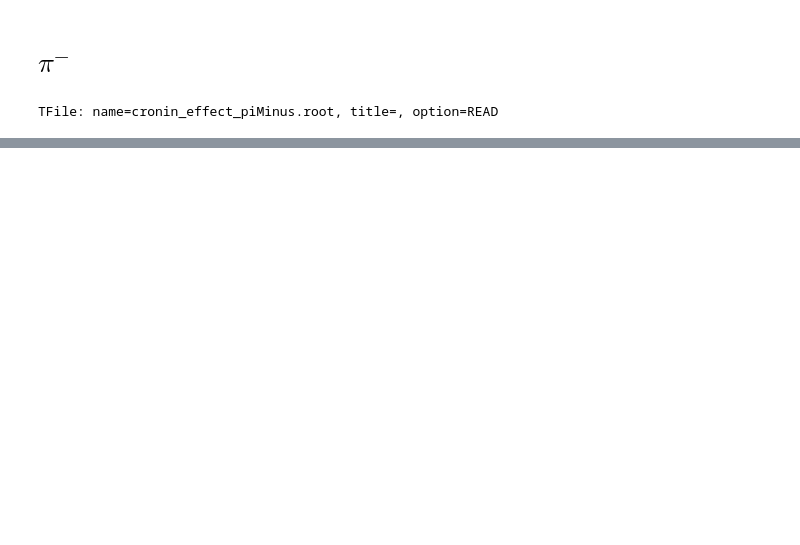
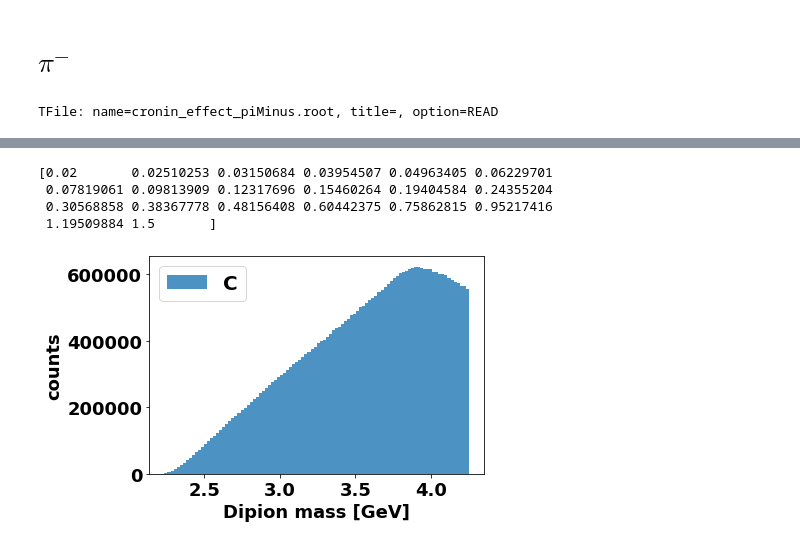
Before and after one commit to smoranvas/single-hadronPaperPlots, a Jupyter notebook: resultsPlotsAnaNote.ipynb, the cells around one changed output, grey strips where cells are left out. Saved outputs shown, nothing was run; the diff lists cells and outputs as text; code cells hidden in the pictures; blank space fills up the shorter version.

```diff
--- a/resultsPlotsAnaNote.ipynb
+++ b/resultsPlotsAnaNote.ipynb
@@ -1112,0 +3267,20 @@ SyntaxError: invalid syntax (<ipython-input-14-a60d0f24ed6b>, line 58)
+# %%
+print(np.logspace(np.log10(0.02),np.log10(1.5),20))
+# %% [output]
+[0.02       0.02510253 0.03150684 0.03954507 0.04963405 0.06229701
+ 0.07819061 0.09813909 0.12317696 0.15460264 0.19404584 0.24355204
+ 0.30568858 0.38367778 0.48156408 0.60442375 0.75862815 0.95217416
+ 1.19509884 1.5       ]
+# %%
+y, x, _ = plt.hist(df['GiBUU_C_hadron'].query('Q2>1 ')['Nu'],alpha=0.8,lw=2,
+                       bins=100,  label=target, density=False)
+
+#plt.xlim(10,30)
+#plt.yscale('log')
+#plt.xticks(rotation='vertical')
+plt.xlabel('Dipion mass [GeV]',fontweight='bold' )
+plt.ylabel('counts',fontweight='bold' )
+plt.legend()
+plt.show()
+# %% [output]
+[figure, added]
```
Also changed, not shown: parts of 34 cells of this notebook.
